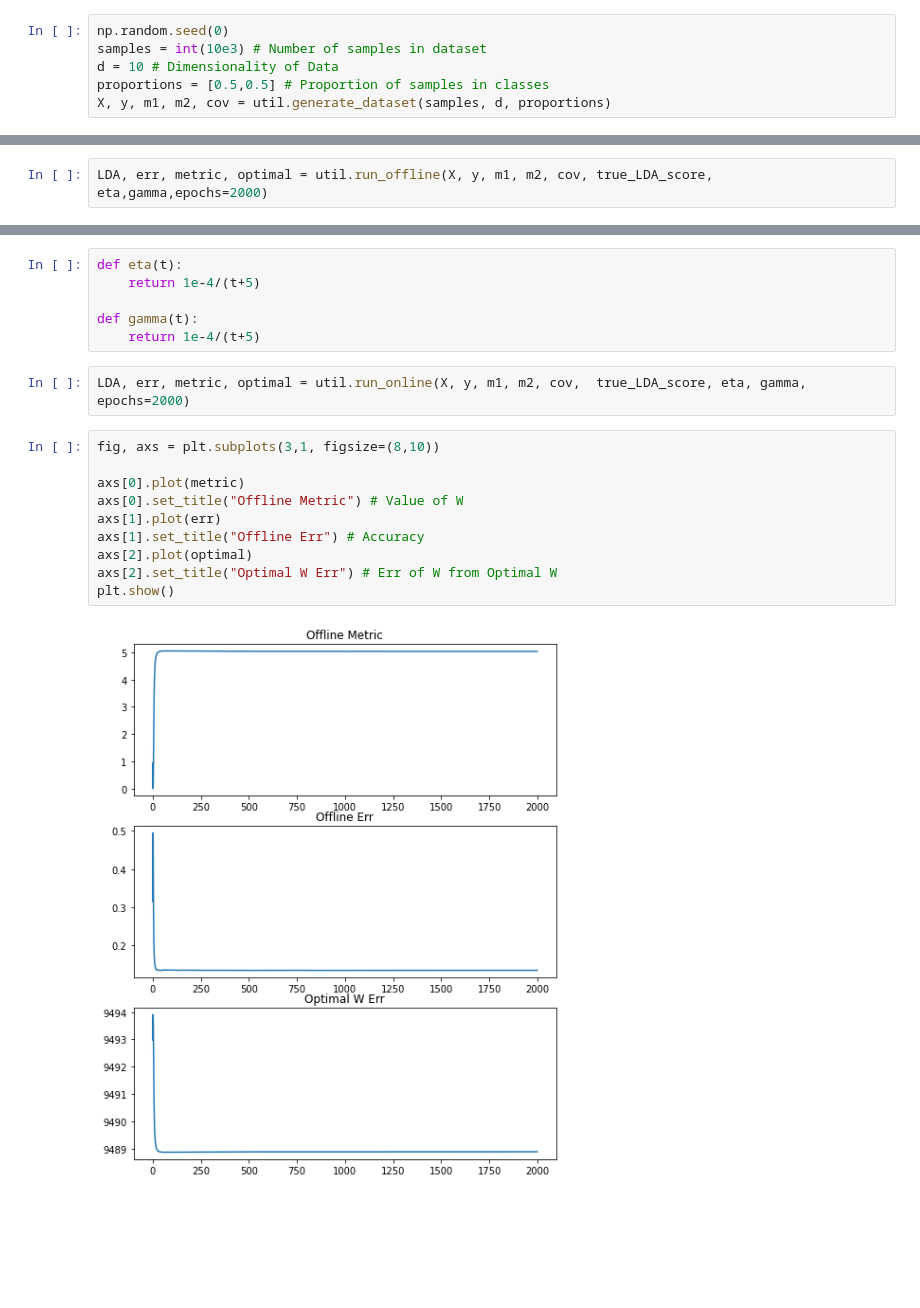
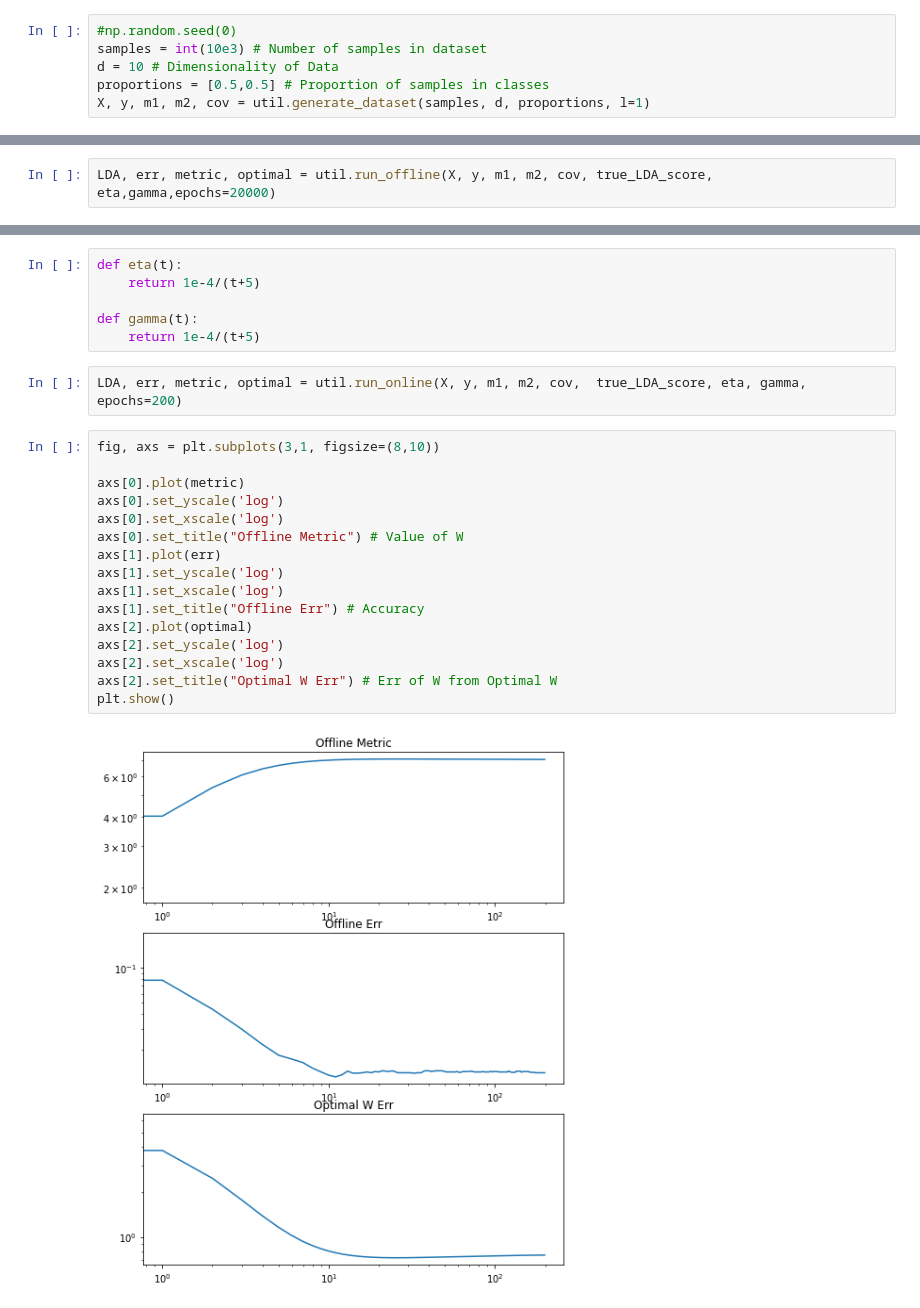
Before and after one commit to flatironinstitute/bio-lda, a Jupyter notebook: LDA.ipynb, the cells around one changed output, grey strips where cells are left out. Saved outputs shown, nothing was run; the diff lists cells and outputs as text; blank space fills up the shorter version.

```diff
--- a/LDA.ipynb
+++ b/LDA.ipynb
@@ -7,11 +7,11 @@ inv = np.linalg.inv
 import bio_lda.lda as lda
 import bio_lda.util as util
 # %%
-np.random.seed(0)
+#np.random.seed(0)
 samples = int(10e3) # Number of samples in dataset
 d = 10 # Dimensionality of Data
 proportions = [0.5,0.5] # Proportion of samples in classes
-X, y, m1, m2, cov = util.generate_dataset(samples, d, proportions)
+X, y, m1, m2, cov = util.generate_dataset(samples, d, proportions, l=1)
 # %%
 y_, true_LDA_score, clf = util.scikit_LDA(X, y)
 plt.scatter(y_,np.zeros(y_.shape), c = y)
@@ -27,7 +27,7 @@ def eta(t):
 def gamma(t):
     return 1e-3
 # %%
-LDA, err, metric, optimal = util.run_offline(X, y, m1, m2, cov, true_LDA_score, eta,gamma,epochs=2000)
+LDA, err, metric, optimal = util.run_offline(X, y, m1, m2, cov, true_LDA_score, eta,gamma,epochs=20000)
 # %%
 # Offline Accuracy
 Y = LDA.w.T.dot(X.T)
@@ -69,16 +69,22 @@ def eta(t):
 def gamma(t):
     return 1e-4/(t+5)
 # %%
-LDA, err, metric, optimal = util.run_online(X, y, m1, m2, cov,  true_LDA_score, eta, gamma, epochs=2000)
+LDA, err, metric, optimal = util.run_online(X, y, m1, m2, cov,  true_LDA_score, eta, gamma, epochs=200)
 # %%
 fig, axs = plt.subplots(3,1, figsize=(8,10))
 
 axs[0].plot(metric)
+axs[0].set_yscale('log')
+axs[0].set_xscale('log')
 axs[0].set_title("Offline Metric") # Value of W
 axs[1].plot(err)
+axs[1].set_yscale('log')
+axs[1].set_xscale('log')
 axs[1].set_title("Offline Err") # Accuracy
 axs[2].plot(optimal)
+axs[2].set_yscale('log')
+axs[2].set_xscale('log')
 axs[2].set_title("Optimal W Err") # Err of W from Optimal W
 plt.show()
 # %% [output]
-[figure, old version]
+[figure, new version]
```
Also changed, not shown: parts of 8 cells of this notebook, 2 other files.
